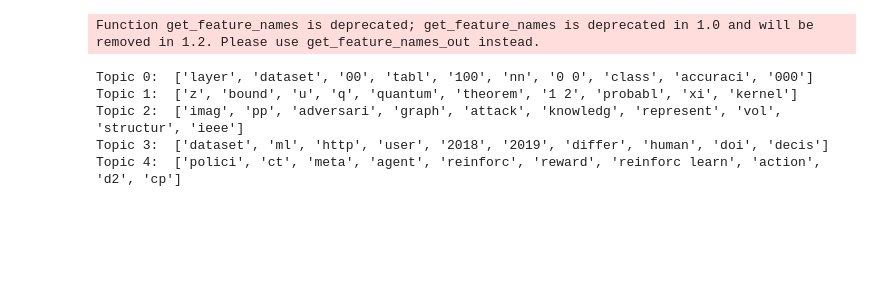
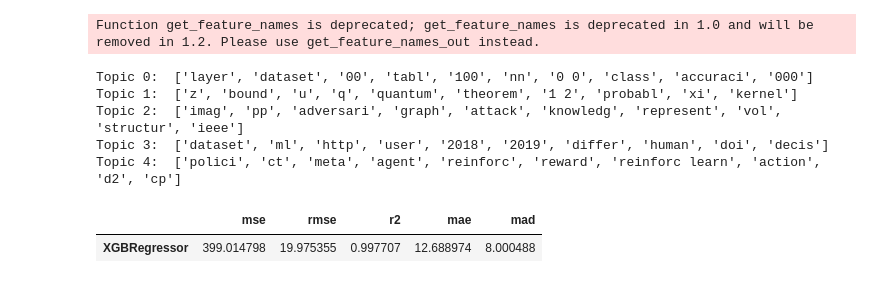
Before and after one commit to jzmujdzin/topic-modelling-citation-prediction, a Jupyter notebook: lda_xgb.ipynb, the cells around one changed output. Drawn from its saved outputs; the diff is of its cells as text; code cells hidden in the pictures; blank space fills up the shorter version.

Commit message:
add model performance

```diff
--- a/lda_xgb.ipynb
+++ b/lda_xgb.ipynb
@@ -200,3 +200,8 @@ Topic 1:  ['z', 'bound', 'u', 'q', 'quantum', 'theorem', '1 2', 'probabl', 'xi',
 Topic 2:  ['imag', 'pp', 'adversari', 'graph', 'attack', 'knowledg', 'represent', 'vol', 'structur', 'ieee']
 Topic 3:  ['dataset', 'ml', 'http', 'user', '2018', '2019', 'differ', 'human', 'doi', 'decis']
 Topic 4:  ['polici', 'ct', 'meta', 'agent', 'reinforc', 'reward', 'reinforc learn', 'action', 'd2', 'cp']
+# %%
+exp.model_performance()
+# %% [output]
+|  | mse | rmse | r2 | mae | mad |
+| XGBRegressor | 399.014798 | 19.975355 | 0.997707 | 12.688974 | 8.000488 |
```
